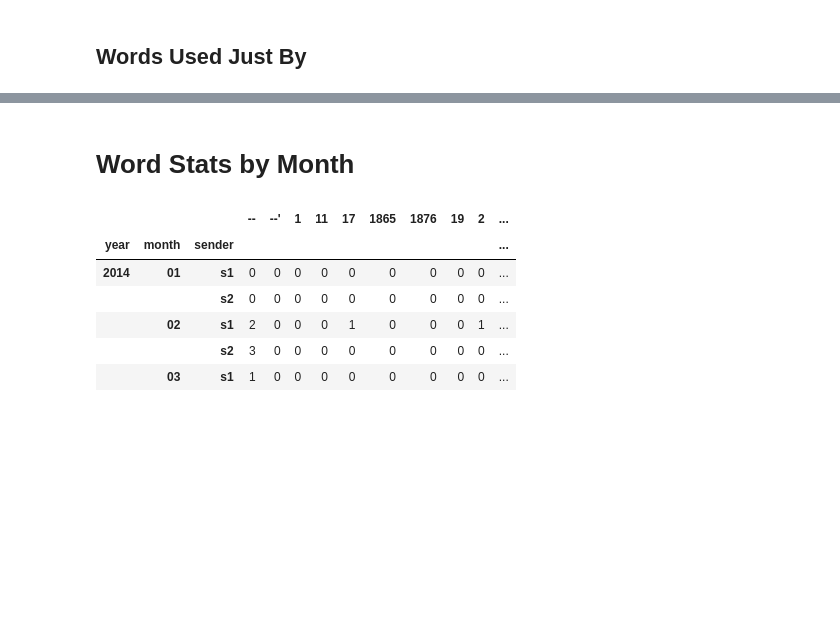
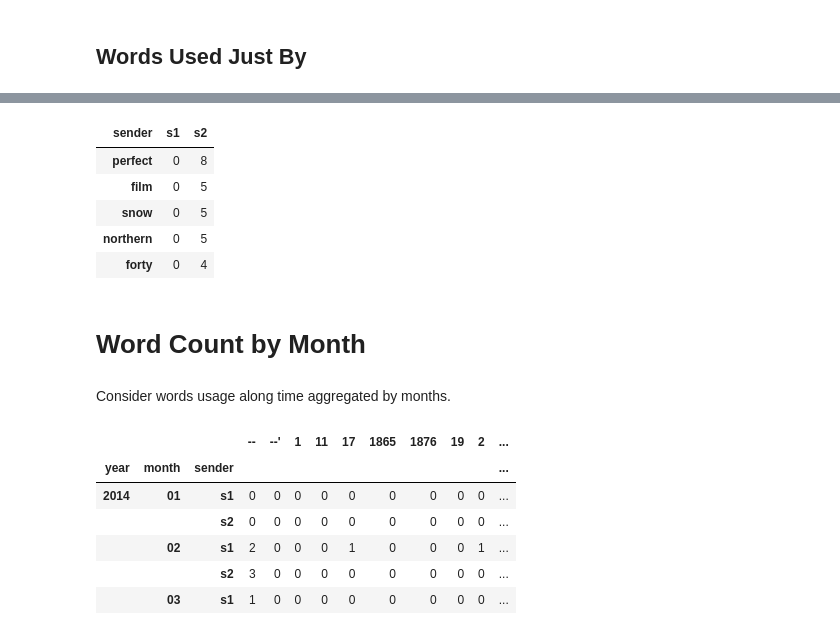
Before and after one commit to 5agado/conversation-analyzer, a Jupyter notebook: Conversation Analyzer - Words Stats.ipynb, the cells around one changed output, grey strips where cells are left out. Cells and saved outputs as stored; diff of their text form; code cells hidden in the pictures; blank space fills up the shorter version.

```diff
--- a/Conversation Analyzer - Words Stats.ipynb
+++ b/Conversation Analyzer - Words Stats.ipynb
@@ -59,8 +63,8 @@ msgs.head()
 # %%
 # load sender stats
-sender_stats = conv.stats.generateStats(IConvStats.STATS_NAME_WORDCOUNT)
+sender_stats = conv.stats.generateStats(IConvStats.STATS_NAME_WORDCOUNT, ngram_range=(1,1))
 sender_word_count = sender_stats.wordsCount
-sender_word_count.head()
+sender_word_count.head(3)
 # %% [output]
 |  | -- | --' | 1 | 11 | 17 | 1865 | 1876 | 19 | 2 | 25 | ... | ... |
 | sender |  |  |  |  |  |  |  |  |  |  |  | ... |
@@ -171,5 +117,16 @@ words
+# %%
+sender_stats.getWordsUsedJustBy('s2', 's1').head(5)
+# %% [output]
+| sender | s1 | s2 |
+| perfect | 0 | 8 |
+| film | 0 | 5 |
+| snow | 0 | 5 |
+| northern | 0 | 5 |
+| forty | 0 | 4 |
 # %% [markdown]
-# Word Stats by Month
+# Word Count by Month
+# %% [markdown]
+Consider words usage along time aggregated by months.
 # %%
 # load month stats
 month_stats = conv.stats.generateStats(IConvStats.STATS_NAME_WORDCOUNT, groupByColumns=['year', 'month'])
```
Also changed, not shown: parts of 41 cells of this notebook, 8 other files.
